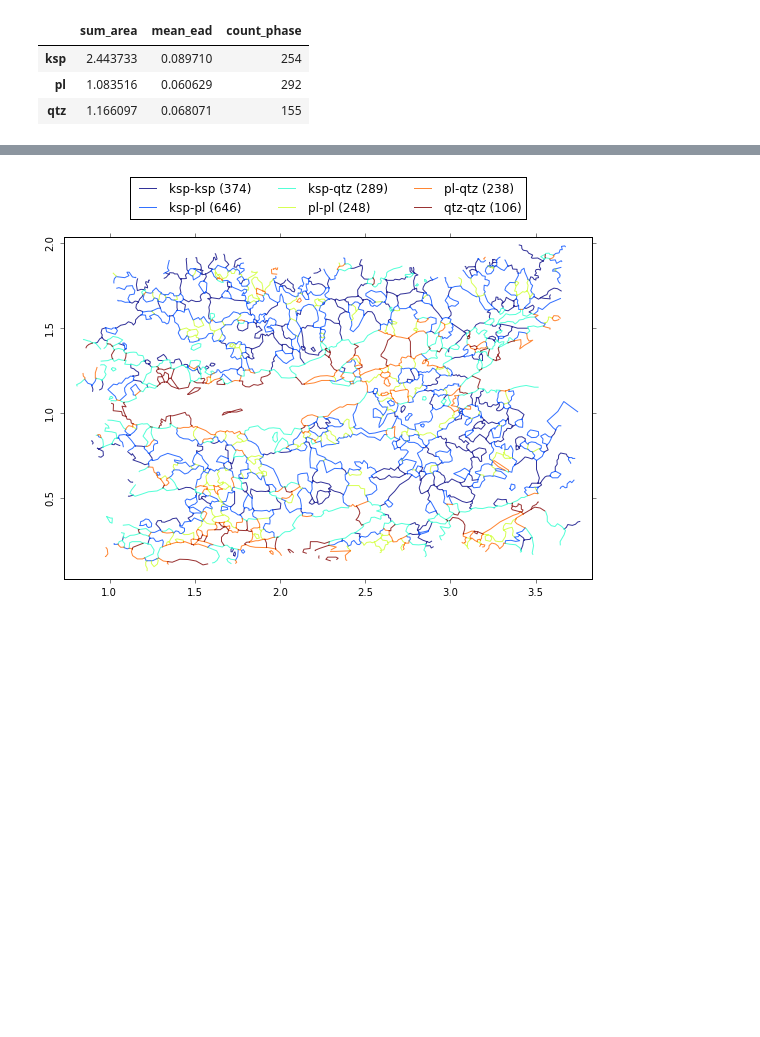
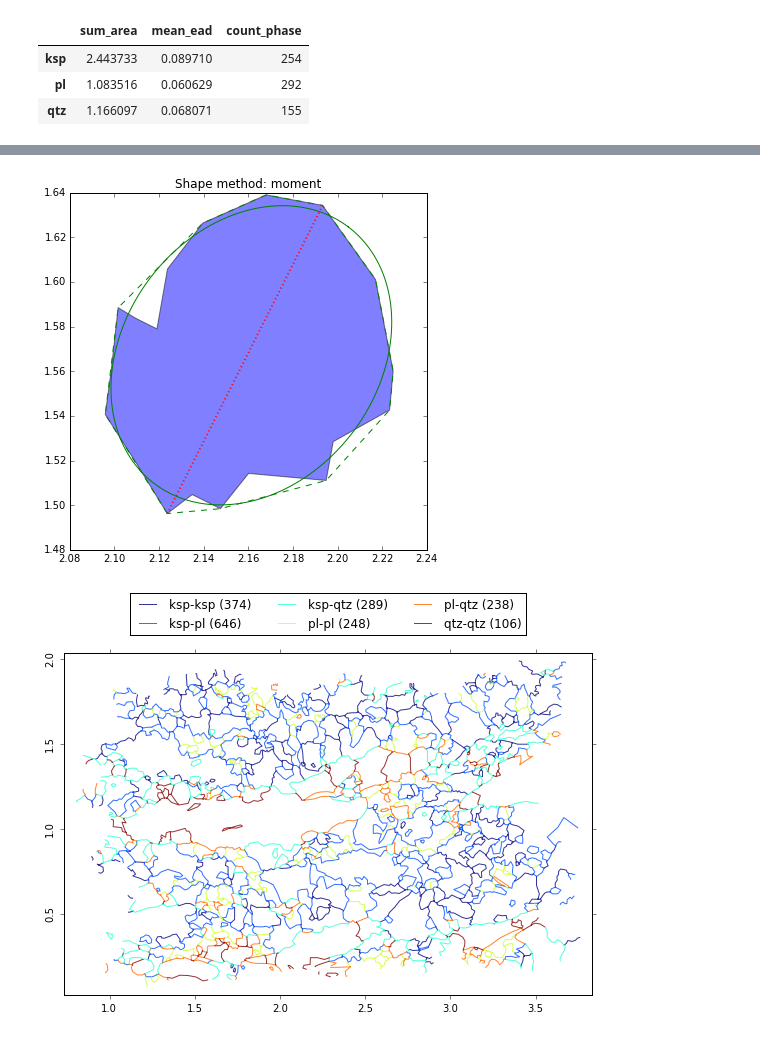
Before and after one commit to ondrolexa/polylx, a Jupyter notebook: polylx_tutorial.ipynb, the cells around one changed output, grey strips where cells are left out. Saved outputs shown, nothing was run; the diff lists cells and outputs as text; code cells hidden in the pictures; blank space fills up the shorter version.

Commit message:
Grain show method fixed.

```diff
--- a/polylx_tutorial.ipynb
+++ b/polylx_tutorial.ipynb
@@ -43,3 +93,7 @@ g['ksp'].rose()
+# %%
+g[132].show()
+# %% [output]
+[figure, added]
 # %%
 b = Boundaries.from_grains(g)
 # %%
```
Also changed, not shown: parts of 22 cells of this notebook, 1 other file.
